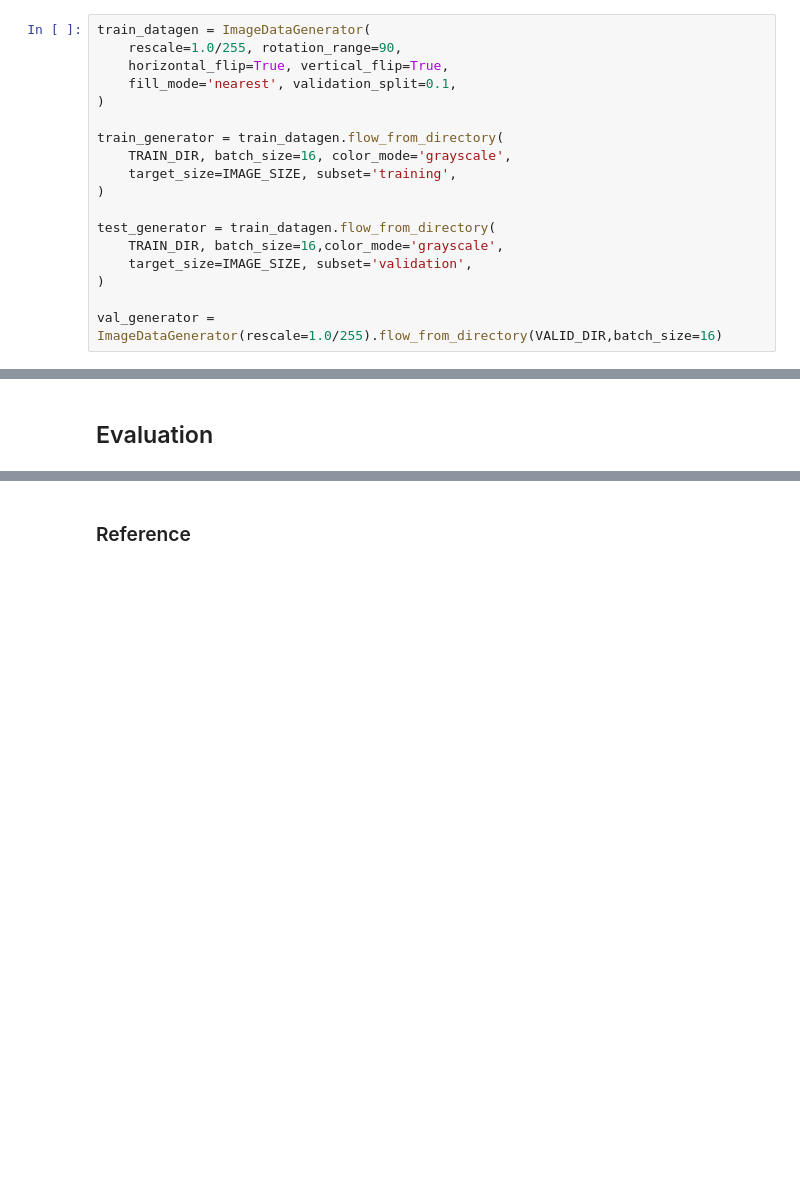
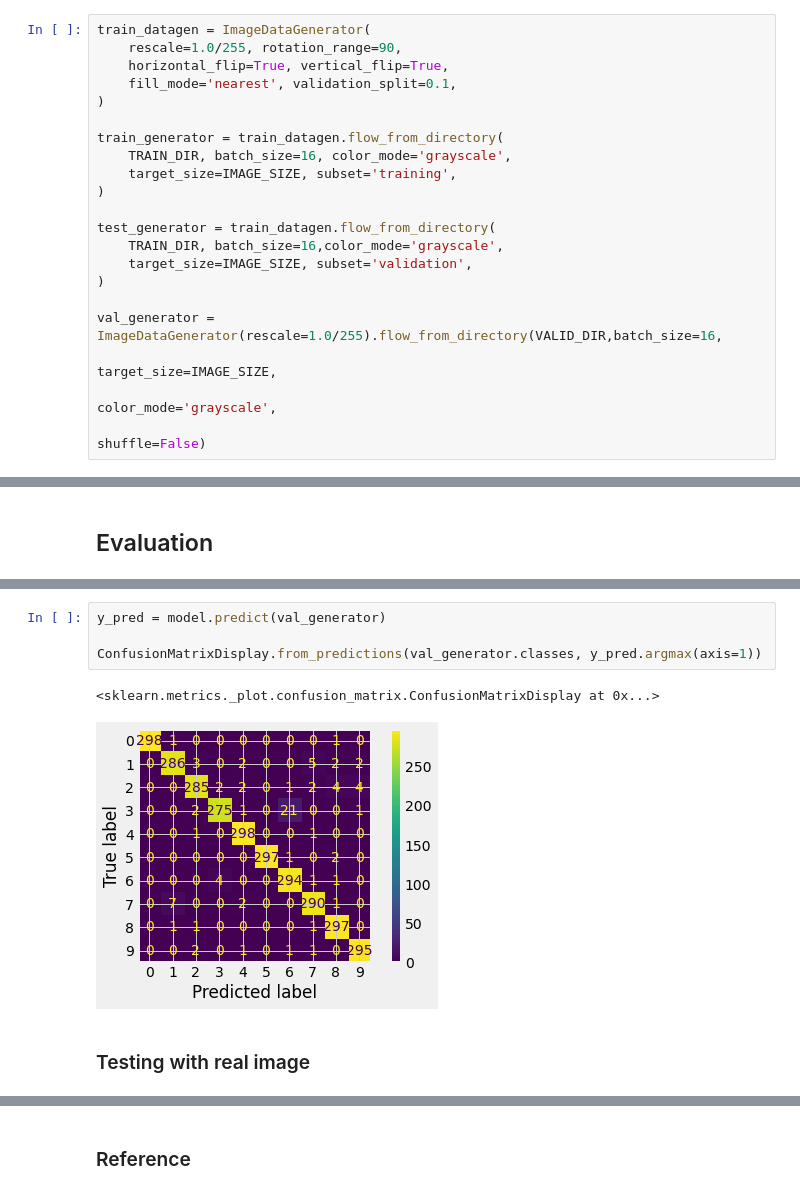
Before and after one commit to ShaileshAdhikari/nepali-number-reconizer, a Jupyter notebook: backend/training-model.ipynb, the cells around one changed output, grey strips where cells are left out. Cells and saved outputs as stored; diff of their text form; blank space fills up the shorter version.

Commit message:
Finalizing the model training and testing process.

```diff
--- a/backend/training-model.ipynb
+++ b/backend/training-model.ipynb
@@ -71,7 +72,10 @@ test_generator = train_datagen.flow_from_directory(
     target_size=IMAGE_SIZE, subset='validation',
 )
 
-val_generator = ImageDataGenerator(rescale=1.0/255).flow_from_directory(VALID_DIR,batch_size=16)
+val_generator = ImageDataGenerator(rescale=1.0/255).flow_from_directory(VALID_DIR,batch_size=16,
+                                                                        target_size=IMAGE_SIZE,
+                                                                        color_mode='grayscale',
+                                                                        shuffle=False)
 # %% [output]
 Found 15300 images belonging to 10 classes.
 Found 1700 images belonging to 10 classes.
@@ -214,0 +225,9 @@ tr_plot(history,0)
+# %%
+y_pred = model.predict(val_generator)
+
+ConfusionMatrixDisplay.from_predictions(val_generator.classes, y_pred.argmax(axis=1))
+# %% [output]
+<sklearn.metrics._plot.confusion_matrix.ConfusionMatrixDisplay at 0x...>
+[figure, added]
+# %% [markdown]
+### Testing with real image
```
Also changed, not shown: parts of 12 cells of this notebook, 2 other files.
